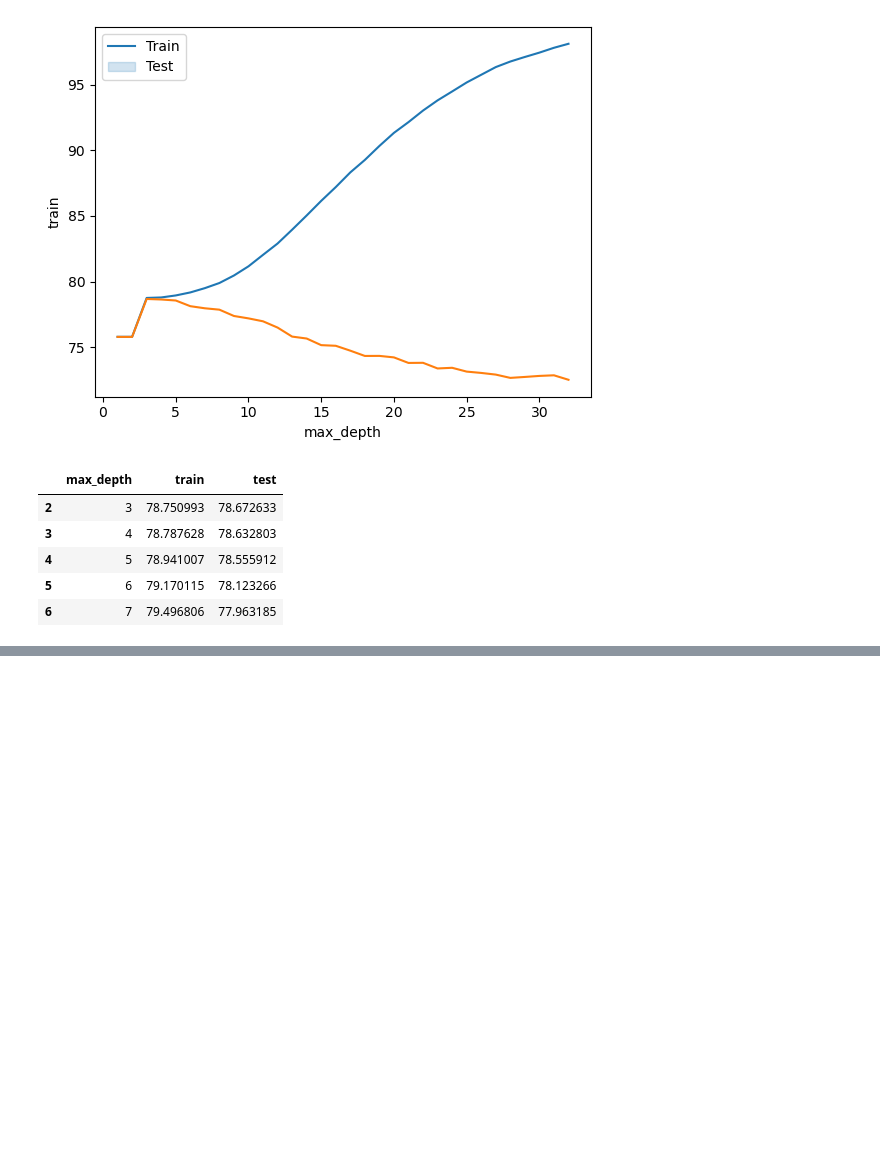
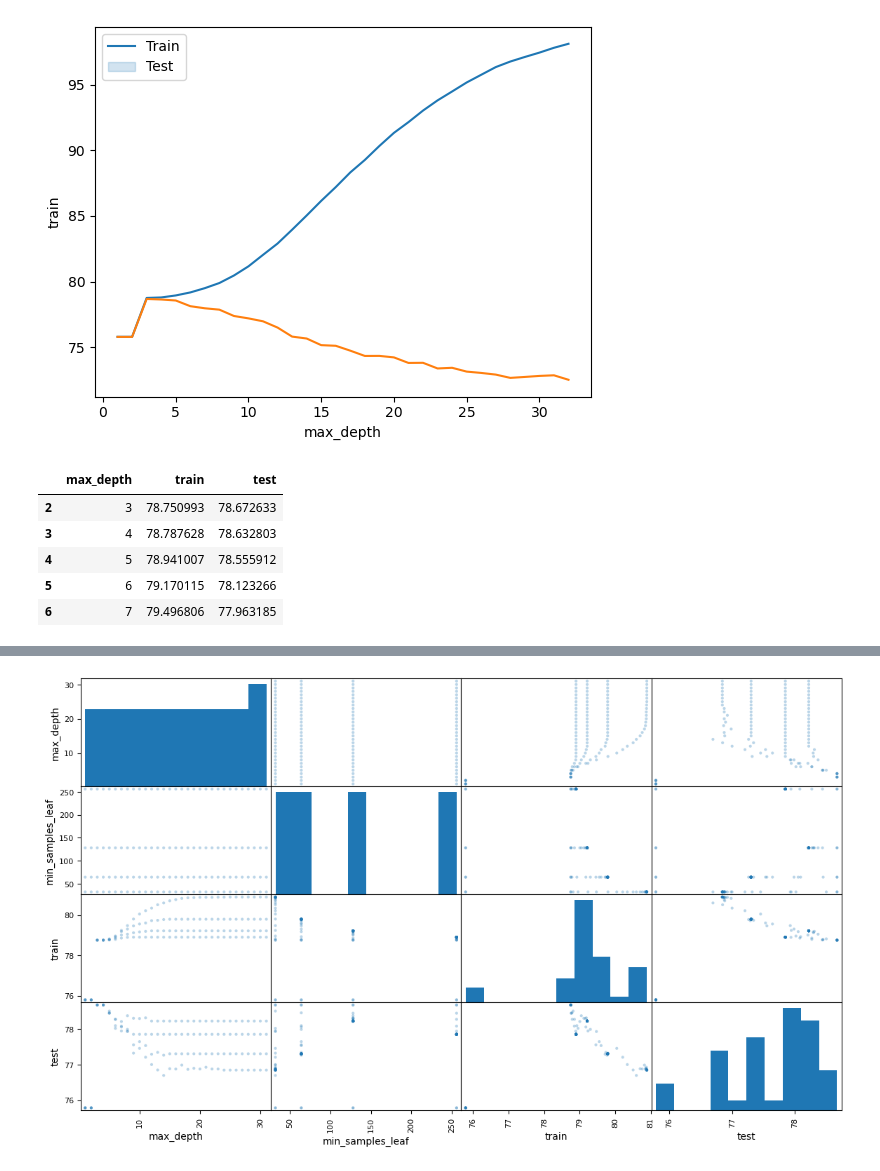
Before and after one commit to juliopzsosa/my-learning-path, a Jupyter notebook: alura-oracle-next-education/2023-02-alumnione/03-python/04-machine-learning/02-model-optimization-through-hyperparameters/introduccion_machine_learning_optimizacion.ipynb, the cells around one changed output, grey strips where cells are left out. Cells and saved outputs as stored; diff of their text form; code cells hidden in the pictures; blank space fills up the shorter version.

```diff
--- a/alura-oracle-next-education/2023-02-alumnione/03-python/04-machine-learning/02-model-optimization-through-hyperparameters/introduccion_machine_learning_optimizacion.ipynb
+++ b/alura-oracle-next-education/2023-02-alumnione/03-python/04-machine-learning/02-model-optimization-through-hyperparameters/introduccion_machine_learning_optimizacion.ipynb
@@ -283,0 +361,5 @@ resultados.sort_values('test', ascending = False).head()
+# %%
+from pandas.plotting import scatter_matrix
+scatter_matrix(resultados, figsize = (14,8), alpha = 0.3);
+# %% [output]
+[figure, added]
```
Also changed, not shown: parts of 10 cells of this notebook.
